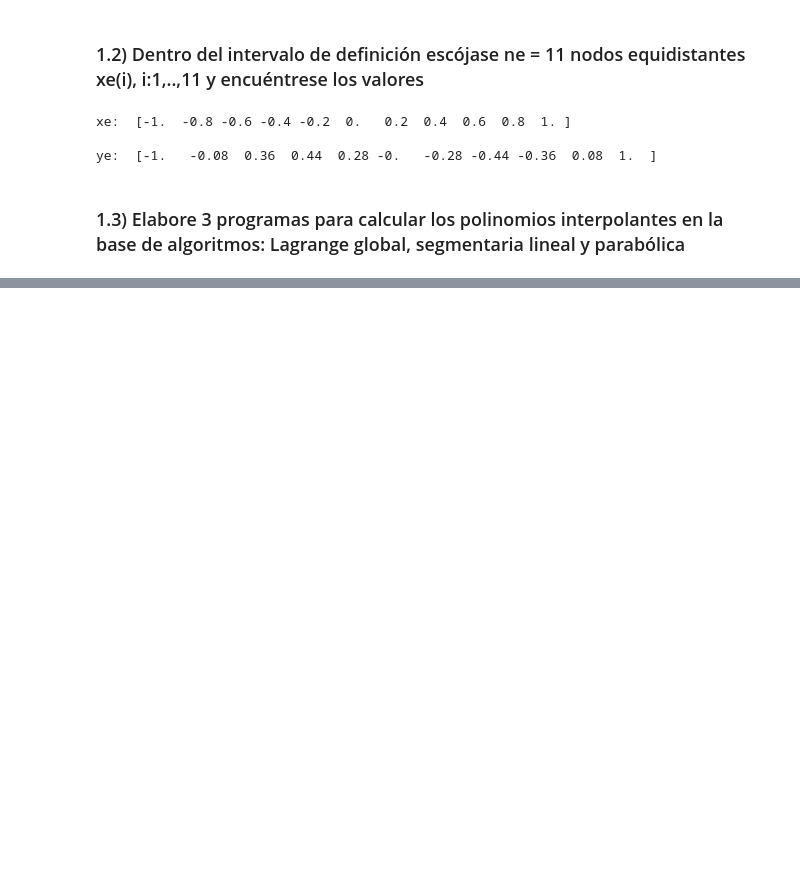
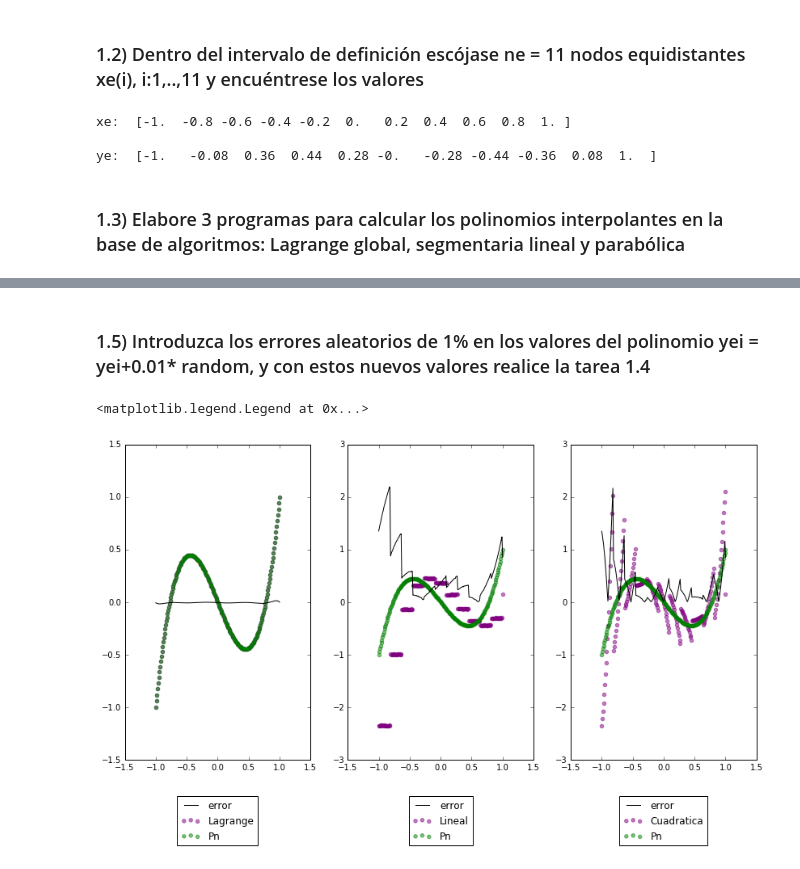
Before and after one commit to wandarinca/Modelado_Matematico_2, a Jupyter notebook: Trabajo 1.ipynb, the cells around one changed output, grey strips where cells are left out. Saved outputs shown, nothing was run; the diff lists cells and outputs as text; code cells hidden in the pictures; blank space fills up the shorter version.

```diff
--- a/Trabajo 1.ipynb
+++ b/Trabajo 1.ipynb
@@ -122,0 +236,56 @@ def funcion_analitica(xi,n):
+# %% [markdown]
+### 1.5) Introduzca los errores aleatorios de 1% en los valores del polinomio yei = yei+0.01* random, y con estos nuevos valores realice la tarea 1.4
+# %%
+r = np.random.rand(len(xl))
+noise = 0.01
+error = r*noise
+yrand = yl + error
+
+#### Metodo  lagrange
+
+poli_lagrange, __ = lagrange(n,xl,yrand)
+f_lagrange_rand = lambdify(x, poli_lagrange) #lambdificada de lagrange
+ylagrange_rand = f_lagrange_rand(x200)
+error_lagrange = yreal-ylagrange_rand
+
+### Metodo interpolacion lineal
+ylineal_rand = []
+for punto in x200:
+    polinomio, estimacion = segm_lineal(n,a,h,punto,f,noise)
+    ylineal_rand.append(estimacion)
+ylineal_rand = np.array(ylineal_rand)
+
+error_lineal = np.abs(yreal-ylineal_rand)
+
+### Metodo interpolacion cuadratica
+ycuad_rand = []
+for punto in x200:
+    polinomio, estimacion = segm_cuad(n,a,h,punto,f,noise)
+    ycuad_rand.append(estimacion)
+ycuad_rand = np.array(ycuad_rand)
+
+error_cuad = np.abs( yreal-ycuad_rand)
+
+#############################################
+
+plt.figure(figsize=(14,7))
+plt.subplot(1,3,1)
+plt.scatter(x200,ylagrange, color = "purple", label= "Lagrange",alpha=.5)
+plt.scatter(x200,yreal, color = "green", label= "Pn",alpha=.5)
+plt.plot(x200,error_lagrange, color = "black", label = "error")
+plt.legend(loc='upper center', bbox_to_anchor=(0.5, -0.1))
+
+plt.subplot(1,3,2)
+plt.scatter(x200,ylineal_rand, color = "purple", label= "Lineal",alpha=.5)
+plt.scatter(x200,yreal, color = "green", label= "Pn",alpha=.5)
+plt.plot(x200,error_lineal, color = "black", label = "error")
+plt.legend(loc='upper center', bbox_to_anchor=(0.5, -0.1))
+
+plt.subplot(1,3,3)
+plt.scatter(x200,ycuad_rand, color = "purple", label= "Cuadratica",alpha=.5)
+plt.scatter(x200,yreal, color = "green", label= "Pn",alpha=.5)
+plt.plot(x200,error_cuad, color = "black", label = "error")
+plt.legend(loc='upper center', bbox_to_anchor=(0.5, -0.1))
+# %% [output]
+<matplotlib.legend.Legend at 0x...>
+[figure, added]
```
Also changed, not shown: parts of 21 cells of this notebook.
